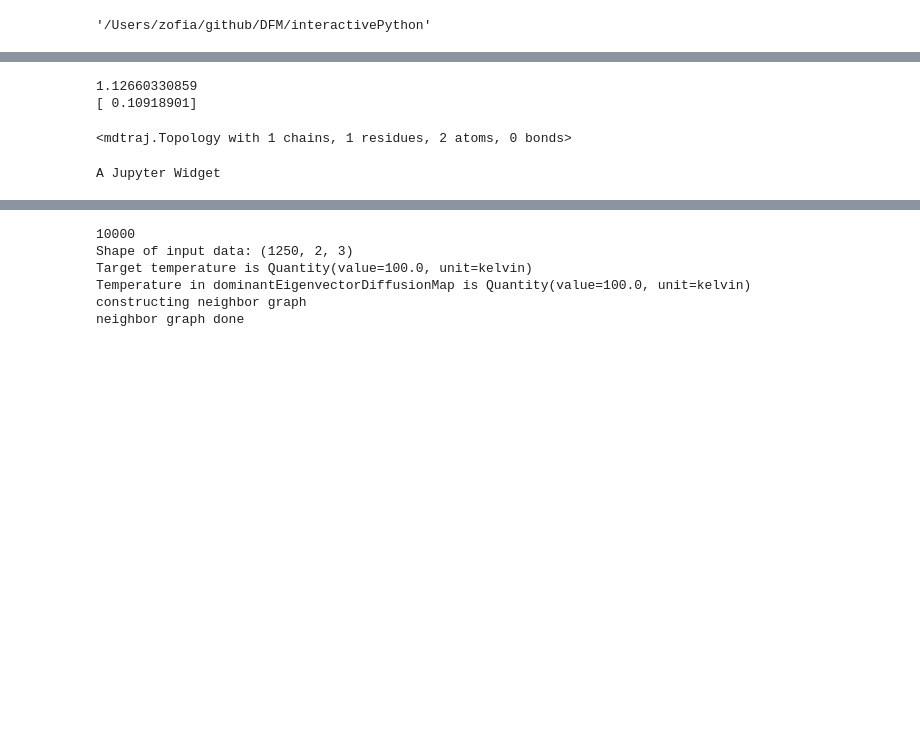
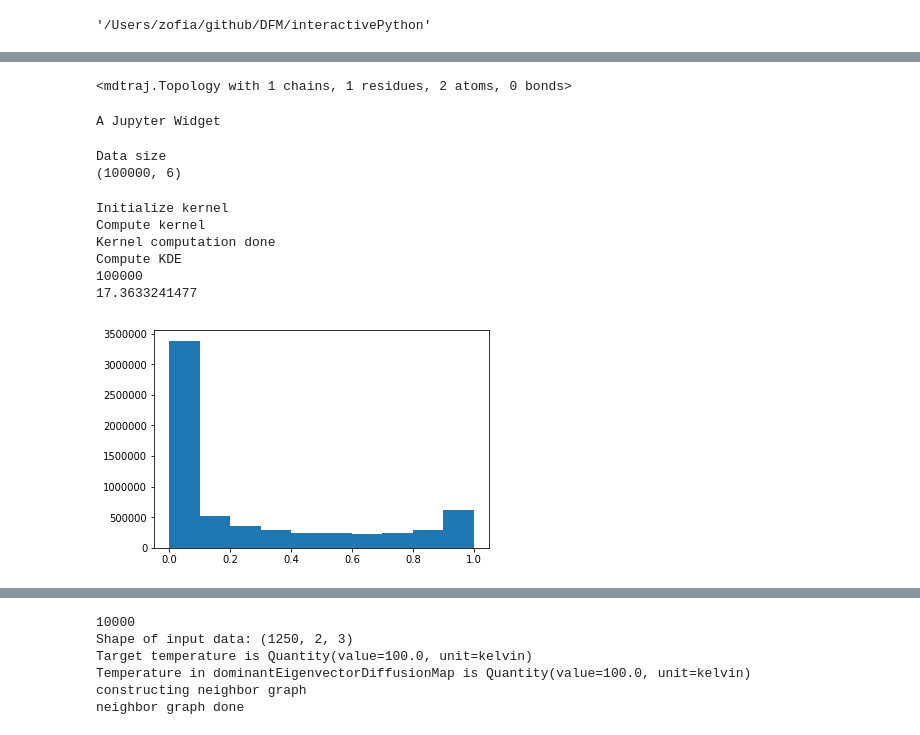
Before and after one commit to ZofiaTr/DFM, a Jupyter notebook: interactivePython/post_proc_dimer_averages.ipynb, the cells around one changed output, grey strips where cells are left out. Drawn from its saved outputs; the diff is of its cells as text; code cells hidden in the pictures; blank space fills up the shorter version.

```diff
--- a/interactivePython/post_proc_dimer_averages.ipynb
+++ b/interactivePython/post_proc_dimer_averages.ipynb
@@ -245,18 +184,3 @@ anim.save('dimer.mp4', fps=10, dpi=80, writer='imagemagick')#extra_args=['-vcode
-# %%
-import imp
-
-imp.reload(dm)
-
-dE=dm.myEuclideanMetric(Xres[0], Xres[-1])
-
-print(dE)
-
-dRmsd=dm.myRMSDmetric(Xres[0], Xres[-1])
-
-print(dRmsd)
-# %% [output]
-1.12660330859
-[ 0.10918901]
 # %%
 #---------- VISUALISATION OF THE MOLECULE
 #align according to first frame
@@ -277,3 +201,39 @@ view
 # %% [output]
 <mdtraj.Topology with 1 chains, 1 residues, 2 atoms, 0 bonds>
 A Jupyter Widget
+# %%
+#X_FT=X_FT[::10]
+X_FT=X
+Xresh = X_FT.reshape(X_FT.shape[0], X_FT.shape[1]*X_FT.shape[2])
+print('Data size')
+print(Xresh.shape)
+# %% [output]
+Data size
+(100000, 6)
+# %%
+epsilon=1
+import kernel as krnl
+kernel = krnl.Kernel(epsilon=epsilon)
+
+print('Initialize kernel')
+kernel.fit(Xresh)
+print('Compute kernel')
+kernel_all = kernel.compute(Xresh)
+print('Kernel computation done')
+
+print('Compute KDE')
+print(kernel_all.shape[0])
+qEmp=kernel_all.mean(axis=1)/epsilon#kernel_all.shape[0]/(epsilon)
+print(np.sum(qEmp))
+# %% [output]
+Initialize kernel
+Compute kernel
+Kernel computation done
+Compute KDE
+100000
+17.3633241477
+# %%
+plt.hist(np.asarray(kernel_all[:].data), 10)
+plt.show()
+# %% [output]
+[figure, added]
```
Also changed, not shown: parts of 9 cells of this notebook, 9 other files.
